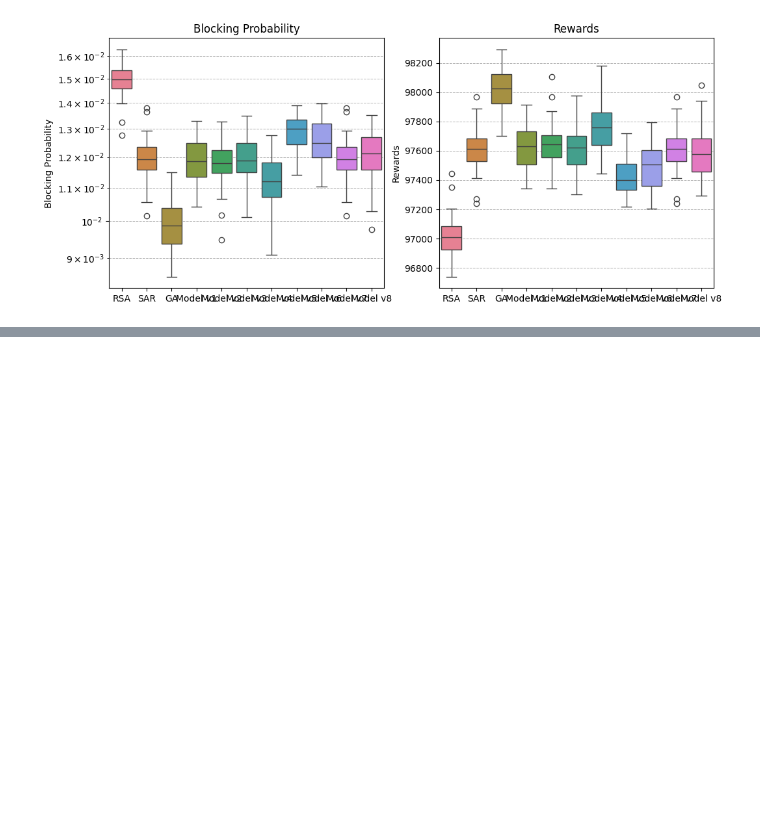
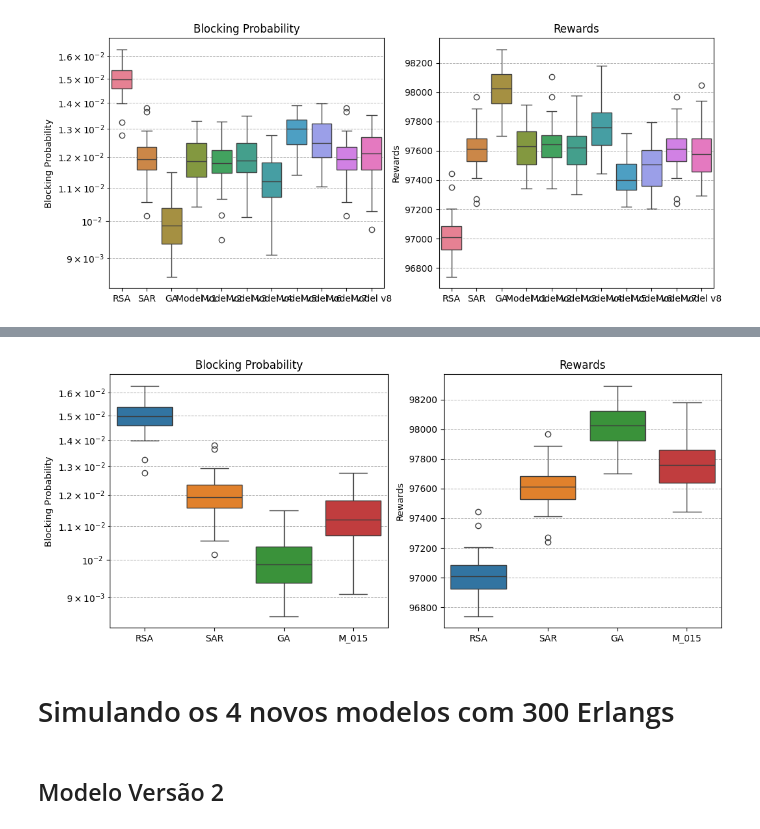
Before and after one commit to TheMatheusLs/Projeto-006---Artigo-rede-regular-iTwo, a Jupyter notebook: src/00 - Avaliando e comparando os modelos.ipynb, the cells around one changed output, grey strips where cells are left out. Saved outputs shown, nothing was run; the diff lists cells and outputs as text; code cells hidden in the pictures; blank space fills up the shorter version.

```diff
--- a/src/00 - Avaliando e comparando os modelos.ipynb
+++ b/src/00 - Avaliando e comparando os modelos.ipynb
@@ -695,0 +766,12 @@ include_models([M_018_pbs, M_017_pbs, M_016_pbs, M_015_pbs, M_014_pbs, M_004_pbs
+# %%
+# Cria um dicionário mantendo somente o 'RSA', 'SAR', 'GA' e 'M_015'.
+results_2 = {
+    "RSA": results["RSA"],
+    "SAR": results["SAR"],
+    "GA": results["GA"],
+    "M_015": results["M_015"]
+}
+
+include_models(results_2)
+# %% [output]
+[figure, added]
@@ -695,0 +780,4 @@ include_models([M_018_pbs, M_017_pbs, M_016_pbs, M_015_pbs, M_014_pbs, M_004_pbs
+# %% [markdown]
+# Simulando os 4 novos modelos com 300 Erlangs
+# %% [markdown]
+## Modelo Versão 2
```
Also changed, not shown: parts of 72 cells of this notebook, 39 other files.
